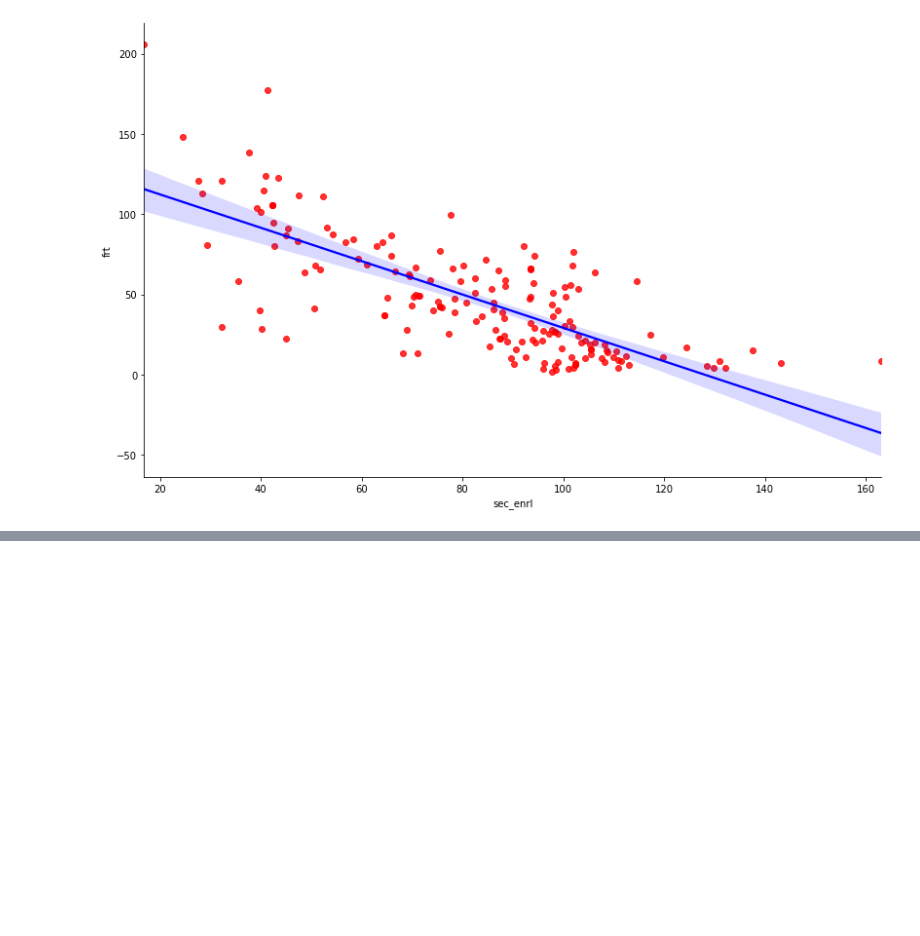
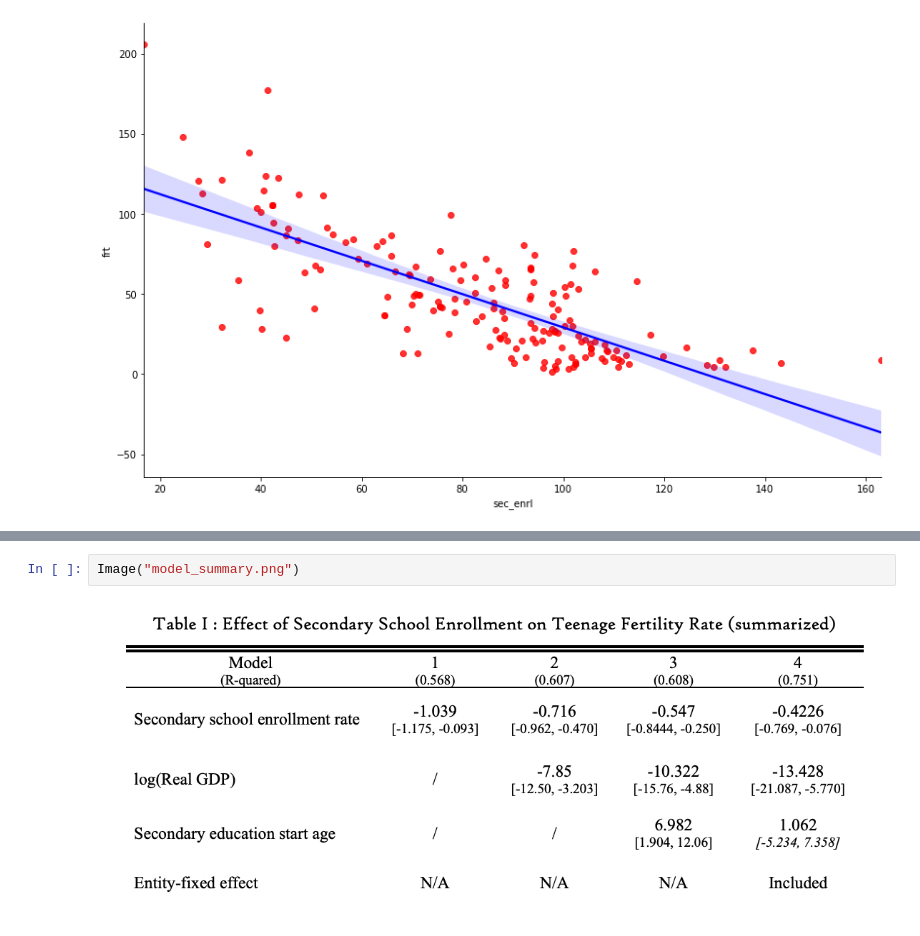
Before and after one commit to Jiawei6554/TeenFert_SecEduc, a Jupyter notebook: FinalProjectGroup084-Wi22 (1).ipynb, the cells around one changed output, grey strips where cells are left out. Drawn from its saved outputs; the diff is of its cells as text; blank space fills up the shorter version.

```diff
--- a/EDACheckpoint-Wi22_To_Keep-Copy1.ipynb
+++ b/FinalProjectGroup084-Wi22 (1).ipynb
@@ -739,0 +982,4 @@ Moving forward, we are looking for ways to eliminate OVB as much as possibe in w
+# %%
+Image("model_summary.png")
+# %% [output]
+[figure, added]
```
Also changed, not shown: parts of 75 cells of this notebook.
